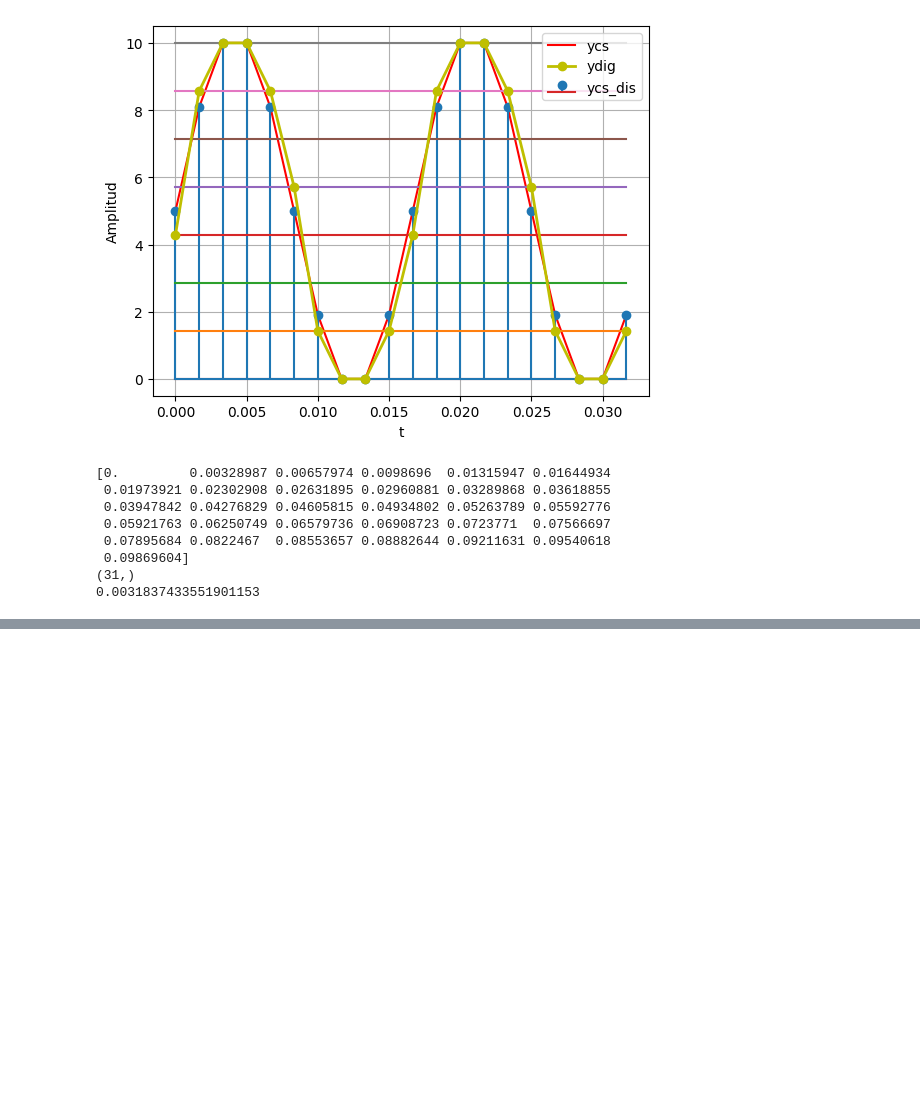
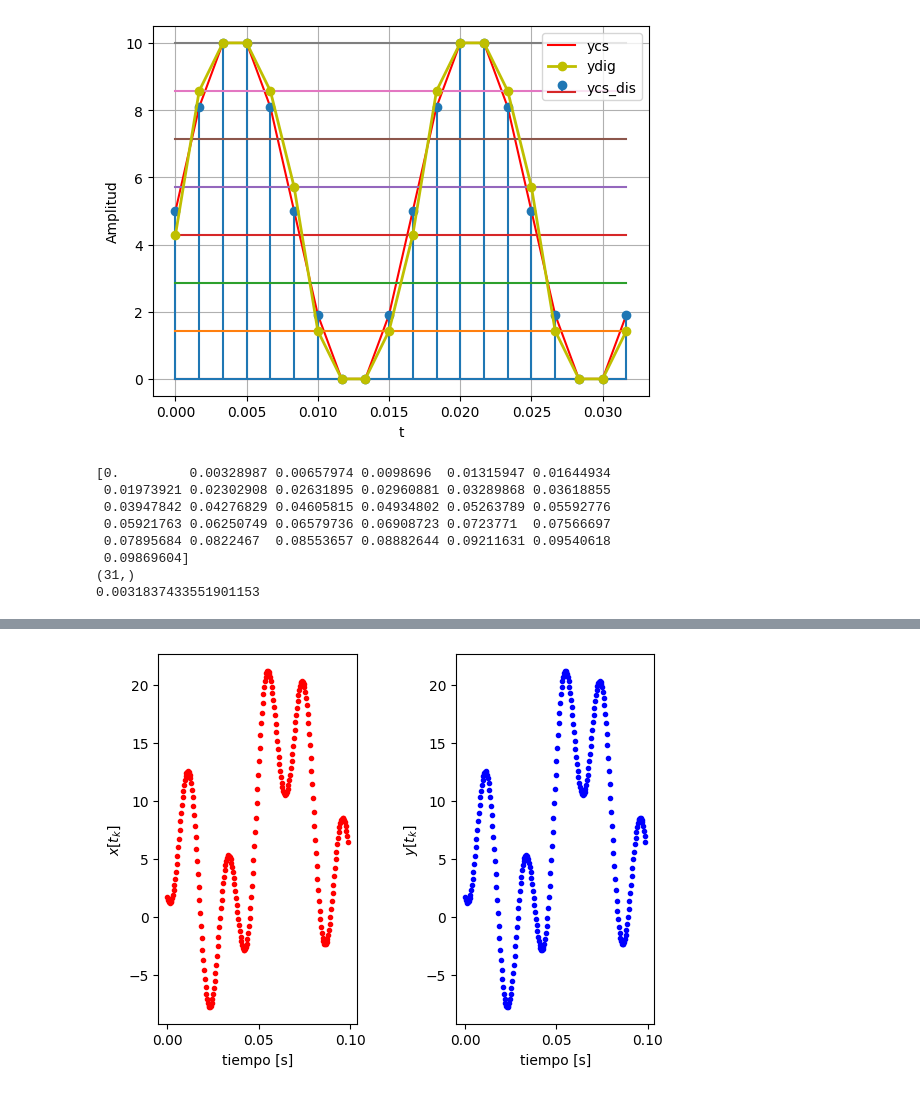
Before and after one commit to JuanJoMontilla/Se-ales-y-Sistemas, a Jupyter notebook: 1_IntroduccionSyS/1_IntroNumpy_SyS.ipynb, the cells around one changed output, grey strips where cells are left out. Drawn from its saved outputs; the diff is of its cells as text; code cells hidden in the pictures; blank space fills up the shorter version.

```diff
--- a/1_IntroduccionSyS/1_IntroNumpy_SyS.ipynb
+++ b/1_IntroduccionSyS/1_IntroNumpy_SyS.ipynb
@@ -466,0 +541,14 @@ plt.show() #mostrar gráfica
+# %%
+plt.subplot(121) # 1 = #filas, 2 = #columnas, 1 = # dibujo
+plt.plot(t,onda,'r.')
+plt.xlabel('tiempo [s]')
+plt.ylabel('$x[t_k]$')
+
+plt.subplot(122)
+plt.plot(t,onda,'b.')
+plt.xlabel('tiempo [s]')
+plt.ylabel('$y[t_k]$')
+plt.subplots_adjust(hspace=0.5,wspace=0.5) #ajustar espaciado entre gráficas
+plt.show()
+# %% [output]
+[figure, added]
```
Also changed, not shown: parts of 13 cells of this notebook.
